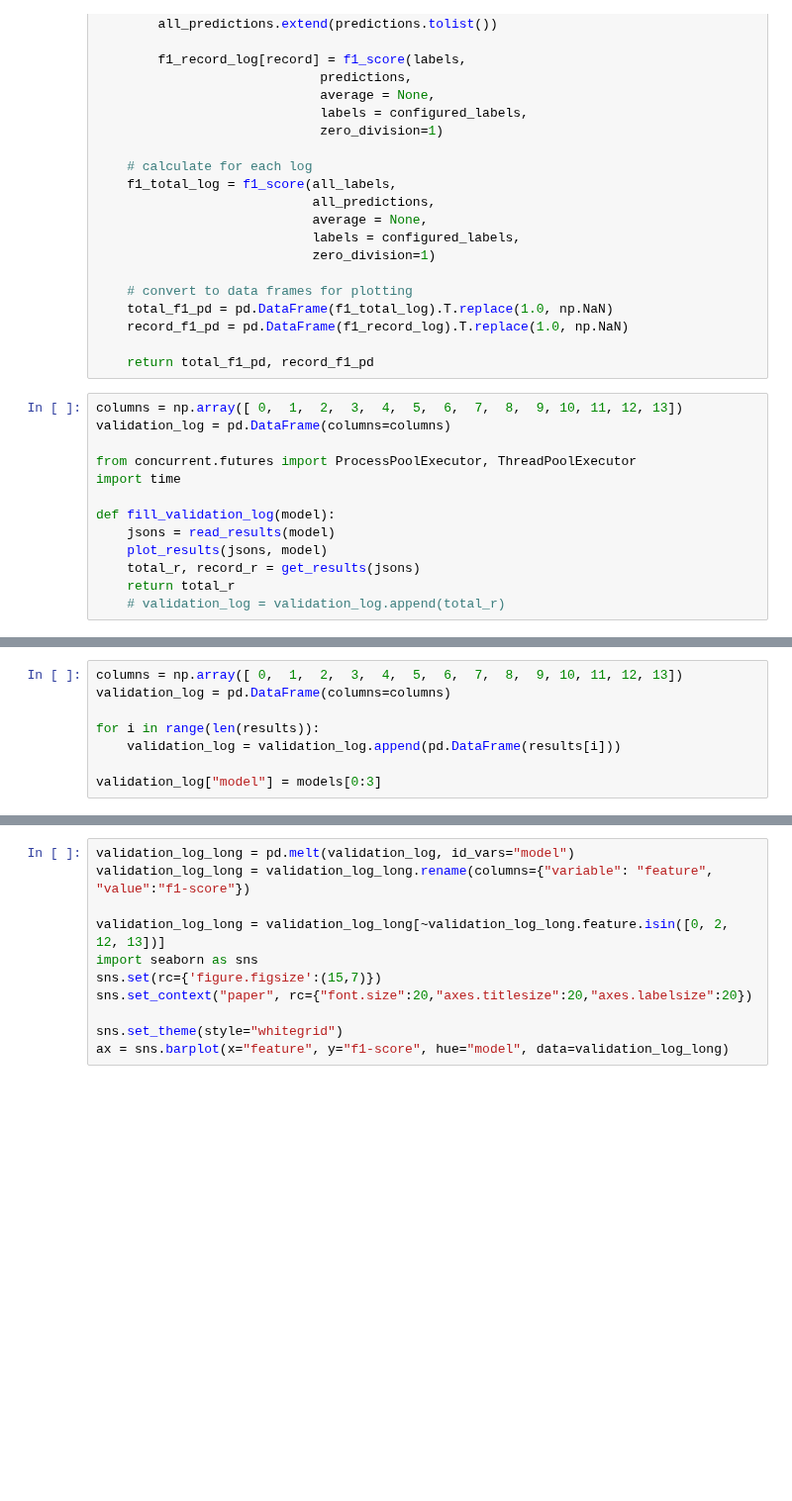
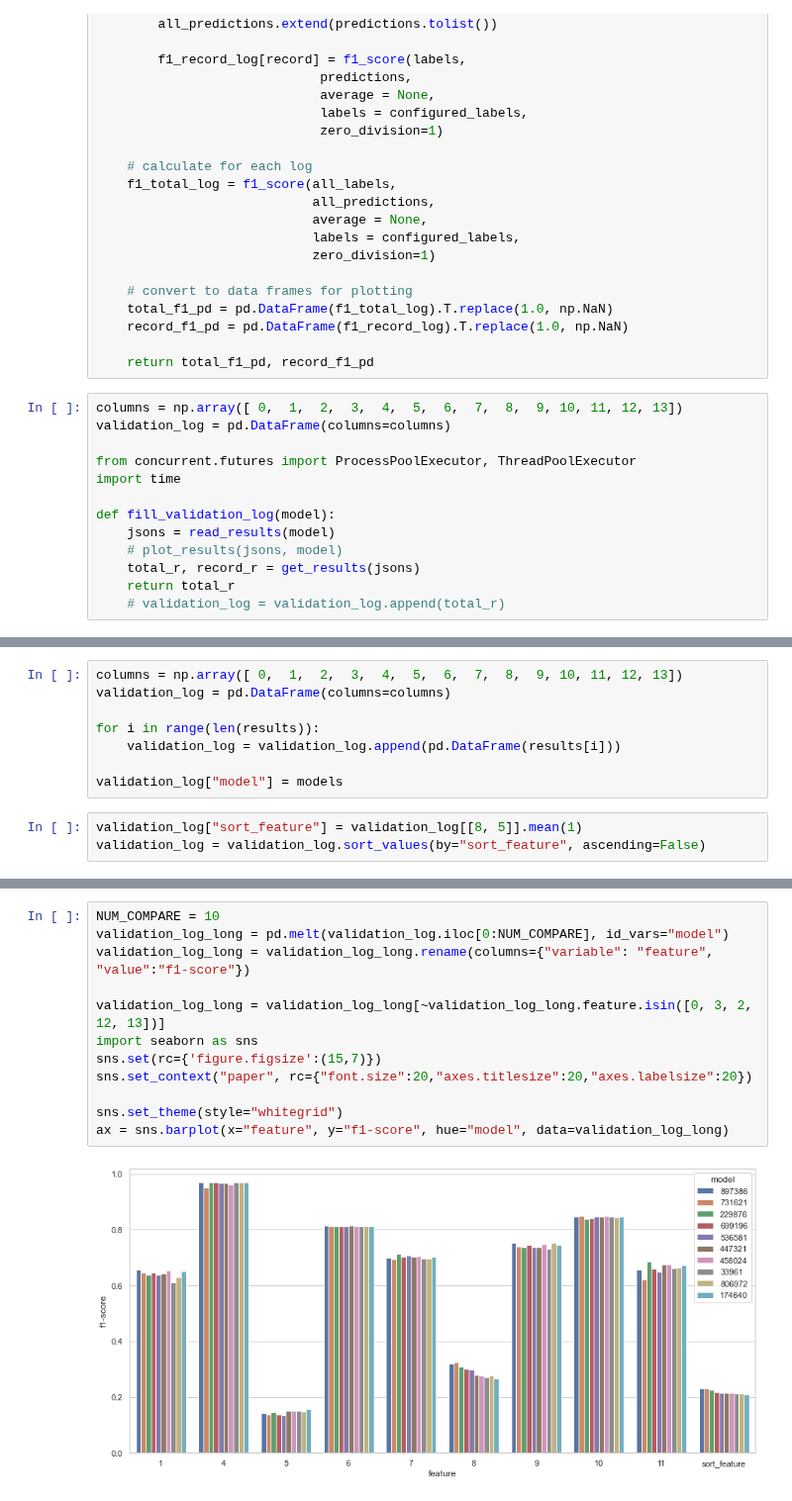
Before and after one commit to theislab/LODE, a Jupyter notebook: feature_segmentation/notebooks/0.2.validation_results.ipynb, the cells around one changed output, grey strips where cells are left out. Shown at 99% size. Cells and saved outputs as stored; diff of their text form; blank space fills up the shorter version.

```diff
--- a/feature_segmentation/notebooks/0.2.validation_results.ipynb
+++ b/feature_segmentation/notebooks/0.2.validation_results.ipynb
@@ -121,7 +121,7 @@ import time
 
 def fill_validation_log(model):
     jsons = read_results(model)
-    plot_results(jsons, model)
+    # plot_results(jsons, model)
     total_r, record_r = get_results(jsons)
     return total_r
     # validation_log = validation_log.append(total_r)
@@ -139,4 +141,7 @@ validation_log = pd.DataFrame(columns=columns)
 for i in range(len(results)):
     validation_log = validation_log.append(pd.DataFrame(results[i]))
 
-validation_log["model"] = models[0:3]
+validation_log["model"] = models
+# %%
+validation_log["sort_feature"] = validation_log[[8, 5]].mean(1)
+validation_log = validation_log.sort_values(by="sort_feature", ascending=False)
@@ -143,11 +162,14 @@ validation_log["model"] = models[0:3]
 # %%
-validation_log_long = pd.melt(validation_log, id_vars="model")
+NUM_COMPARE = 10
+validation_log_long = pd.melt(validation_log.iloc[0:NUM_COMPARE], id_vars="model")
 validation_log_long = validation_log_long.rename(columns={"variable": "feature", "value":"f1-score"})
 
-validation_log_long = validation_log_long[~validation_log_long.feature.isin([0, 2, 12, 13])]
+validation_log_long = validation_log_long[~validation_log_long.feature.isin([0, 3, 2, 12, 13])]
 import seaborn as sns
 sns.set(rc={'figure.figsize':(15,7)})
 sns.set_context("paper", rc={"font.size":20,"axes.titlesize":20,"axes.labelsize":20})
 
 sns.set_theme(style="whitegrid")
 ax = sns.barplot(x="feature", y="f1-score", hue="model", data=validation_log_long)
+# %% [output]
+[figure, added]
```
Also changed, not shown: parts of 2 cells of this notebook.
